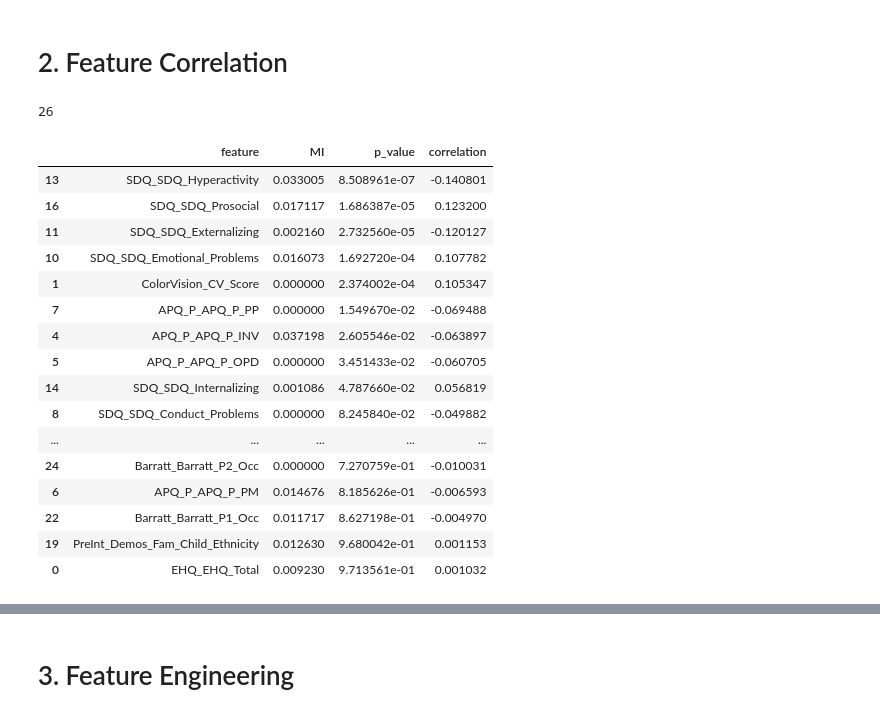
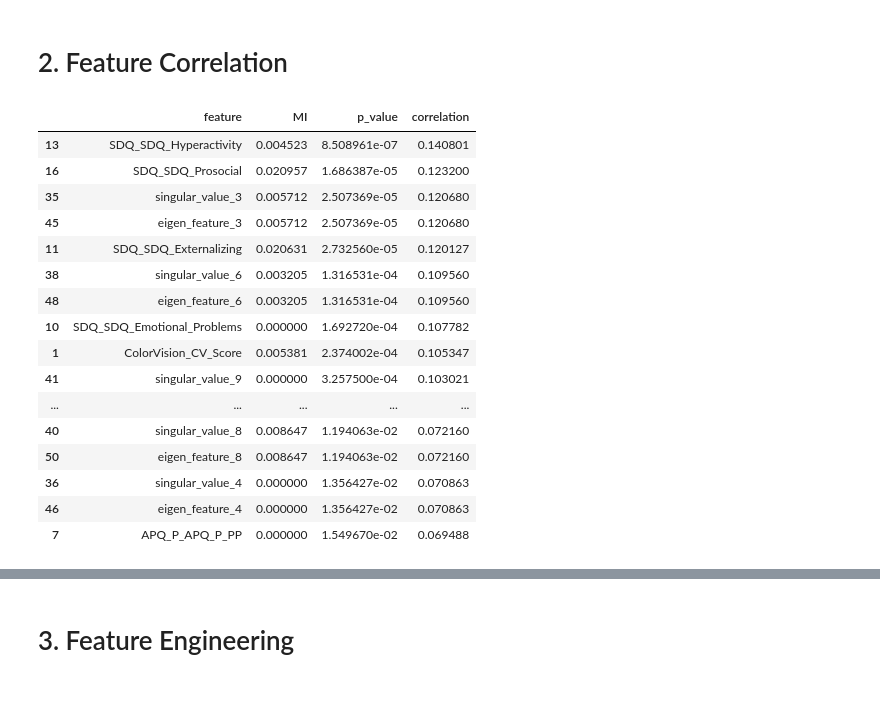
Before and after one commit to Savoxism/WiDS-Datathon-2025, a Jupyter notebook: wids-2025-feature-engineering.ipynb, the cells around one changed output, grey strips where cells are left out. Saved outputs shown, nothing was run; the diff lists cells and outputs as text; code cells hidden in the pictures.

```diff
--- a/wids-2025-feature-engineering.ipynb
+++ b/wids-2025-feature-engineering.ipynb
@@ -33,3 +74,9 @@ y_train_adhd = labels['ADHD_Outcome']
+# %%
+from sklearn.preprocessing import StandardScaler
+
+scaler = StandardScaler()
+train_combined = pd.DataFrame(scaler.fit_transform(train_combined), columns=train_combined.columns, index=train_combined.index)
+test_combined = pd.DataFrame(scaler.transform(test_combined), columns=test_combined.columns, index=test_combined.index)
 # %%
 # label_df = labels.copy()
 
@@ -53,36 +100,32 @@ y_train_adhd = labels['ADHD_Outcome']
 # %% [markdown]
 # 2. Feature Correlation
 # %%
-F_sex, p_sex = f_classif(X_train, y_train_sex)
-mi_sex = mutual_info_classif(X_train, y_train_sex, random_state=SEED)
+F_sex, p_sex = f_classif(train_combined, y_train_sex)
+mi_sex = mutual_info_classif(train_combined, y_train_sex, random_state=SEED)
 
-F_adhd, p_adhd = f_classif(X_train, y_train_adhd)
-mi_adhd = mutual_info_classif(X_train, y_train_adhd, random_state=SEED)
+F_adhd, p_adhd = f_classif(train_combined, y_train_adhd)
+mi_adhd = mutual_info_classif(train_combined, y_train_adhd, random_state=SEED)
 
 corr_sex = []
 corr_adhd = []
 
-for feature in X_train.columns:
+for feature in train_combined.columns:
     try:
-        corr_s, _ = pointbiserialr(X_train[feature], y_train_sex)
-        corr_a, _ = pointbiserialr(X_train[feature], y_train_adhd)
+        corr_s, _ = pointbiserialr(train_combined[feature], y_train_sex)
+        corr_a, _ = pointbiserialr(train_combined[feature], y_train_adhd)
     except:
         corr_s, corr_a = float('nan'), float('nan')
     corr_sex.append(corr_s)
     corr_adhd.append(corr_a)
-# %%
-len(X_train.columns)
-# %% [output]
-26
 # %%
-features = X_train.columns
+features = train_combined.columns
 
 df_sex = pd.DataFrame({
     "feature": features,
     "MI": mi_sex,
     # "F_stat": F_sex,
     "p_value": p_sex,
-    "correlation": corr_sex
+    "correlation": [abs(i) for i in corr_sex]
 }).sort_values(by="p_value", ascending=True)
 
 df_adhd = pd.DataFrame({
@@ -90,26 +133,26 @@ df_adhd = pd.DataFrame({
     "MI": mi_adhd,
     # "F_stat": F_adhd,
     "p_value": p_adhd,
-    "correlation": corr_adhd
+    "correlation": [abs(i) for i in corr_adhd]
 }).sort_values(by="p_value", ascending=True)
 # %%
-df_sex
+df_sex.head(20)
 # %% [output]
 |  | feature | MI | p_value | correlation |
-| 13 | SDQ_SDQ_Hyperactivity | 0.033005 | 8.508961e-07 | -0.140801 |
-| 16 | SDQ_SDQ_Prosocial | 0.017117 | 1.686387e-05 | 0.123200 |
-| 11 | SDQ_SDQ_Externalizing | 0.002160 | 2.732560e-05 | -0.120127 |
-| 10 | SDQ_SDQ_Emotional_Problems | 0.016073 | 1.692720e-04 | 0.107782 |
-| 1 | ColorVision_CV_Score | 0.000000 | 2.374002e-04 | 0.105347 |
-| 7 | APQ_P_APQ_P_PP | 0.000000 | 1.549670e-02 | -0.069488 |
-| 4 | APQ_P_APQ_P_INV | 0.037198 | 2.605546e-02 | -0.063897 |
-| 5 | APQ_P_APQ_P_OPD | 0.000000 | 3.451433e-02 | -0.060705 |
-| 14 | SDQ_SDQ_Internalizing | 0.001086 | 4.787660e-02 | 0.056819 |
-| 8 | SDQ_SDQ_Conduct_Problems | 0.000000 | 8.245840e-02 | -0.049882 |
+| 13 | SDQ_SDQ_Hyperactivity | 0.004523 | 8.508961e-07 | 0.140801 |
+| 16 | SDQ_SDQ_Prosocial | 0.020957 | 1.686387e-05 | 0.123200 |
+| 35 | singular_value_3 | 0.005712 | 2.507369e-05 | 0.120680 |
+| 45 | eigen_feature_3 | 0.005712 | 2.507369e-05 | 0.120680 |
+| 11 | SDQ_SDQ_Externalizing | 0.020631 | 2.732560e-05 | 0.120127 |
+| 38 | singular_value_6 | 0.003205 | 1.316531e-04 | 0.109560 |
+| 48 | eigen_feature_6 | 0.003205 | 1.316531e-04 | 0.109560 |
+| 10 | SDQ_SDQ_Emotional_Problems | 0.000000 | 1.692720e-04 | 0.107782 |
+| 1 | ColorVision_CV_Score | 0.005381 | 2.374002e-04 | 0.105347 |
+| 41 | singular_value_9 | 0.000000 | 3.257500e-04 | 0.103021 |
 | ... | ... | ... | ... | ... |
-| 24 | Barratt_Barratt_P2_Occ | 0.000000 | 7.270759e-01 | -0.010031 |
-| 6 | APQ_P_APQ_P_PM | 0.014676 | 8.185626e-01 | -0.006593 |
-| 22 | Barratt_Barratt_P1_Occ | 0.011717 | 8.627198e-01 | -0.004970 |
-| 19 | PreInt_Demos_Fam_Child_Ethnicity | 0.012630 | 9.680042e-01 | 0.001153 |
-| 0 | EHQ_EHQ_Total | 0.009230 | 9.713561e-01 | 0.001032 |
+| 40 | singular_value_8 | 0.008647 | 1.194063e-02 | 0.072160 |
+| 50 | eigen_feature_8 | 0.008647 | 1.194063e-02 | 0.072160 |
+| 36 | singular_value_4 | 0.000000 | 1.356427e-02 | 0.070863 |
+| 46 | eigen_feature_4 | 0.000000 | 1.356427e-02 | 0.070863 |
+| 7 | APQ_P_APQ_P_PP | 0.000000 | 1.549670e-02 | 0.069488 |
 # %%
```
Also changed, not shown: parts of 11 cells of this notebook, 12 other files.
